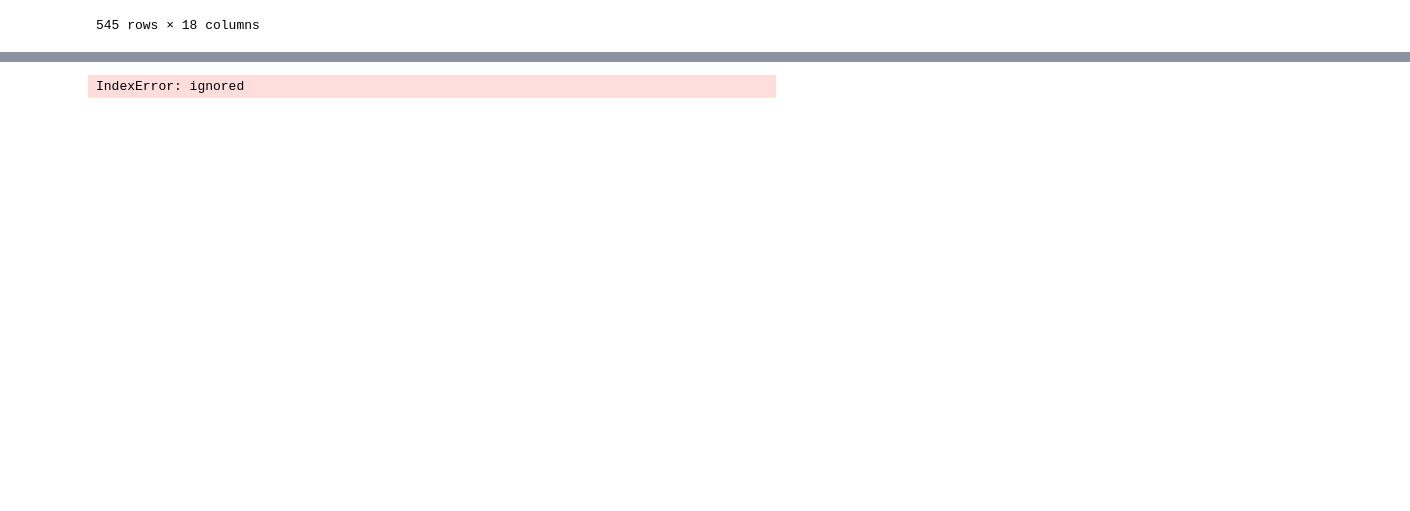
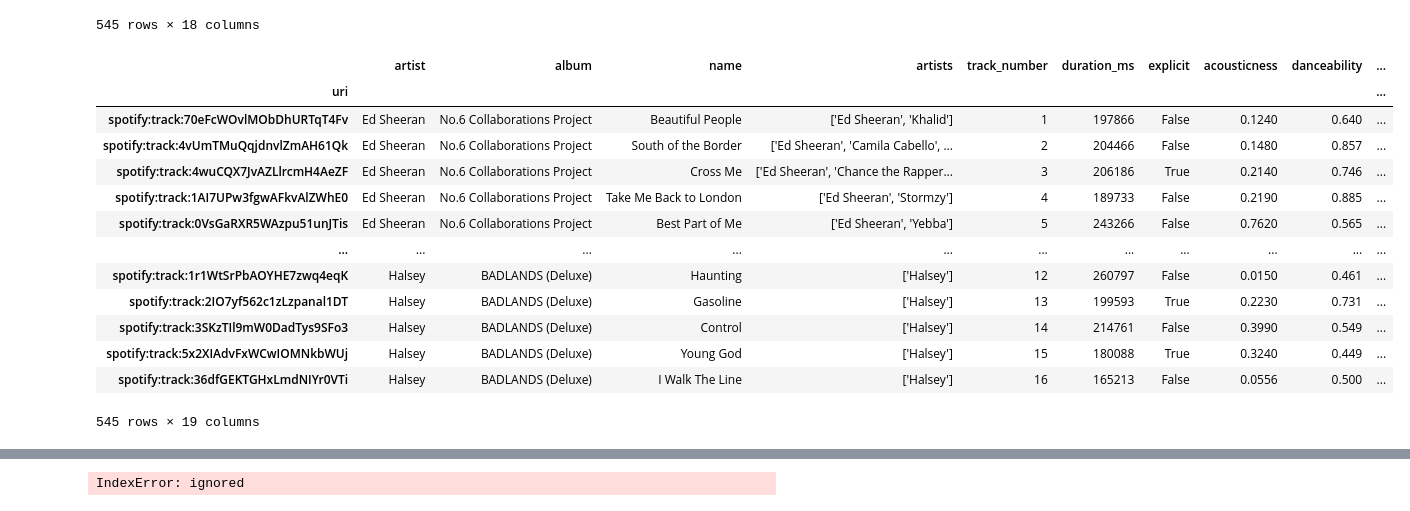
Before and after one commit to ryanczhang7/spotifyproject, a Jupyter notebook: Spotify_Data_Acquisition.ipynb, the cells around one changed output, grey strips where cells are left out. Drawn from its saved outputs; the diff is of its cells as text; code cells hidden in the pictures; blank space fills up the shorter version.

```diff
--- a/Spotify_Data_Acquisition.ipynb
+++ b/Spotify_Data_Acquisition.ipynb
@@ -1663,2 +1668,22 @@ df_pop
+# %%
+df_pop = pd.read_csv("/content/drive/My Drive/df_pop.csv")
+df_pop = df_pop.set_index("uri")
+df_pop = df_pop.iloc[:, 1:]
+df_pop
+# %% [output]
+|  | artist | album | name | artists | track_number | duration_ms | explicit | acousticness | danceability | ... |
+| uri |  |  |  |  |  |  |  |  |  | ... |
+| spotify:track:70eFcWOvlMObDhURTqT4Fv | Ed Sheeran | No.6 Collaborations Project | Beautiful People | ['Ed Sheeran', 'Khalid'] | 1 | 197866 | False | 0.1240 | 0.640 | ... |
+| spotify:track:4vUmTMuQqjdnvlZmAH61Qk | Ed Sheeran | No.6 Collaborations Project | South of the Border | ['Ed Sheeran', 'Camila Cabello', ... | 2 | 204466 | False | 0.1480 | 0.857 | ... |
+| spotify:track:4wuCQX7JvAZLlrcmH4AeZF | Ed Sheeran | No.6 Collaborations Project | Cross Me | ['Ed Sheeran', 'Chance the Rapper... | 3 | 206186 | True | 0.2140 | 0.746 | ... |
+| spotify:track:1AI7UPw3fgwAFkvAlZWhE0 | Ed Sheeran | No.6 Collaborations Project | Take Me Back to London | ['Ed Sheeran', 'Stormzy'] | 4 | 189733 | False | 0.2190 | 0.885 | ... |
+| spotify:track:0VsGaRXR5WAzpu51unJTis | Ed Sheeran | No.6 Collaborations Project | Best Part of Me | ['Ed Sheeran', 'Yebba'] | 5 | 243266 | False | 0.7620 | 0.565 | ... |
+| ... | ... | ... | ... | ... | ... | ... | ... | ... | ... | ... |
+| spotify:track:1r1WtSrPbAOYHE7zwq4eqK | Halsey | BADLANDS (Deluxe) | Haunting | ['Halsey'] | 12 | 260797 | False | 0.0150 | 0.461 | ... |
+| spotify:track:2IO7yf562c1zLzpanal1DT | Halsey | BADLANDS (Deluxe) | Gasoline | ['Halsey'] | 13 | 199593 | True | 0.2230 | 0.731 | ... |
+| spotify:track:3SKzTIl9mW0DadTys9SFo3 | Halsey | BADLANDS (Deluxe) | Control | ['Halsey'] | 14 | 214761 | False | 0.3990 | 0.549 | ... |
+| spotify:track:5x2XIAdvFxWCwIOMNkbWUj | Halsey | BADLANDS (Deluxe) | Young God | ['Halsey'] | 15 | 180088 | True | 0.3240 | 0.449 | ... |
+| spotify:track:36dfGEKTGHxLmdNIYr0VTi | Halsey | BADLANDS (Deluxe) | I Walk The Line | ['Halsey'] | 16 | 165213 | False | 0.0556 | 0.500 | ... |
+545 rows × 19 columns
 # %%
 df_pop.to_csv("/content/drive/My Drive/df_pop.csv")
```
Also changed, not shown: parts of 22 cells of this notebook.
